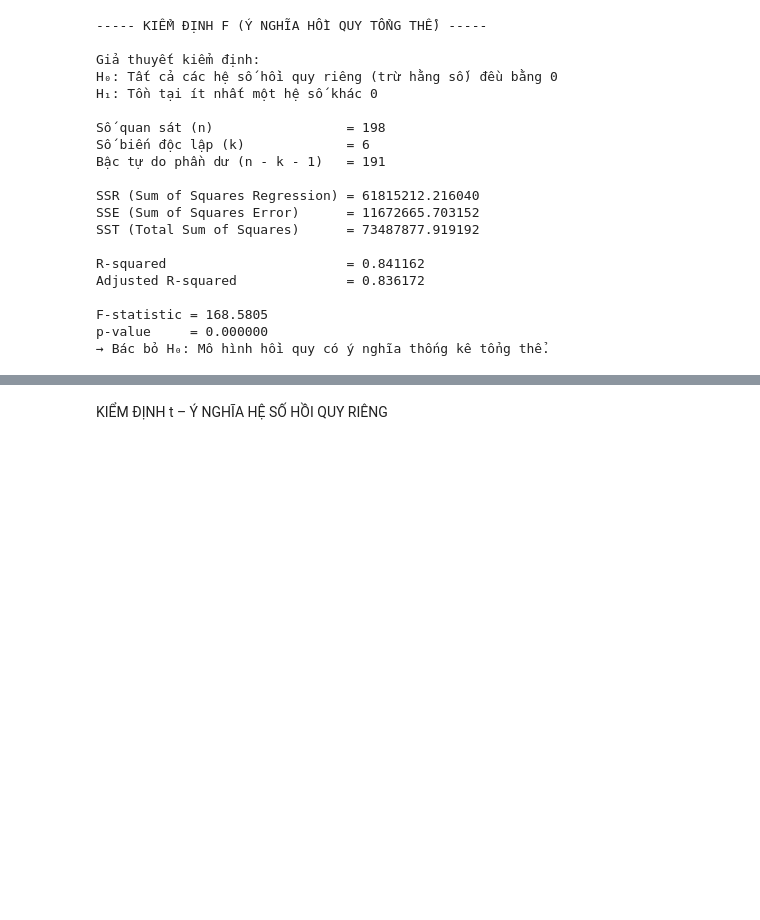
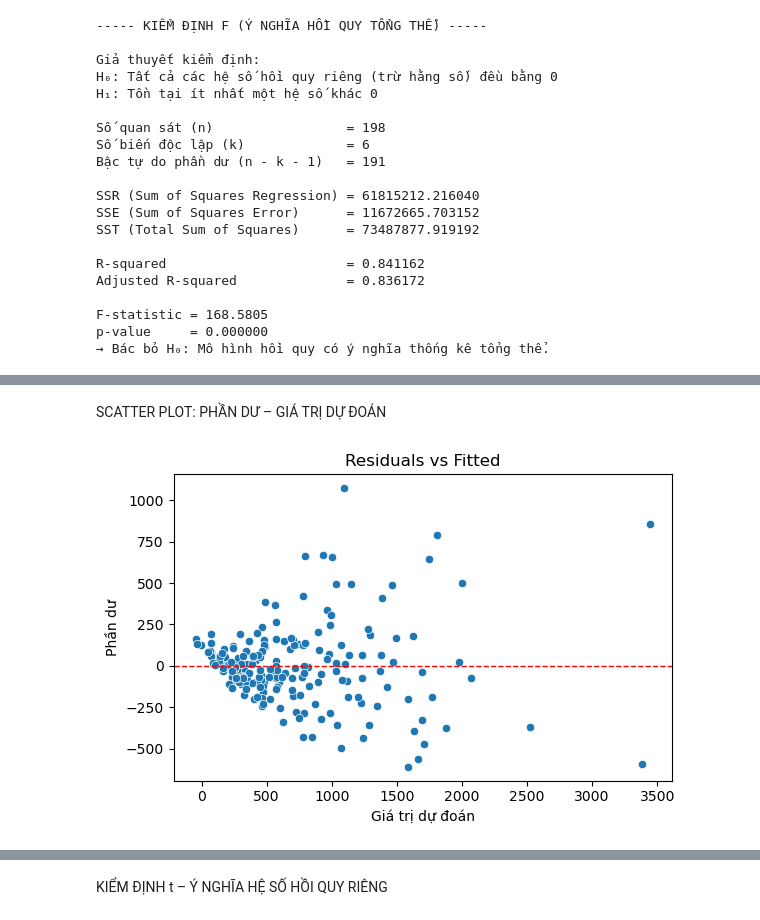
Before and after one commit to Bell2603/SuyLuanThongKe, a Jupyter notebook: Code_NN.ipynb, the cells around one changed output, grey strips where cells are left out. Drawn from its saved outputs; the diff is of its cells as text; code cells hidden in the pictures; blank space fills up the shorter version.

```diff
--- a/Code_NN.ipynb
+++ b/Code_NN.ipynb
@@ -515,0 +578,15 @@ p-value     = 0.000000
+# %% [markdown]
+SCATTER PLOT: PHẦN DƯ – GIÁ TRỊ DỰ ĐOÁN
+# %%
+plt.figure(figsize=(6, 4))
+sns.scatterplot(x=fitted, y=resid)
+plt.axhline(0, color="red", linestyle="--", linewidth=1)
+plt.xlabel("Giá trị dự đoán")
+plt.ylabel("Phần dư")
+plt.title("Residuals vs Fitted")
+plt.tight_layout()
+#plt.savefig("figures/residuals_vs_fitted.png")
+plt.show()
+plt.close()
+# %% [output]
+[figure, added]
```
Also changed, not shown: parts of 13 cells of this notebook.
